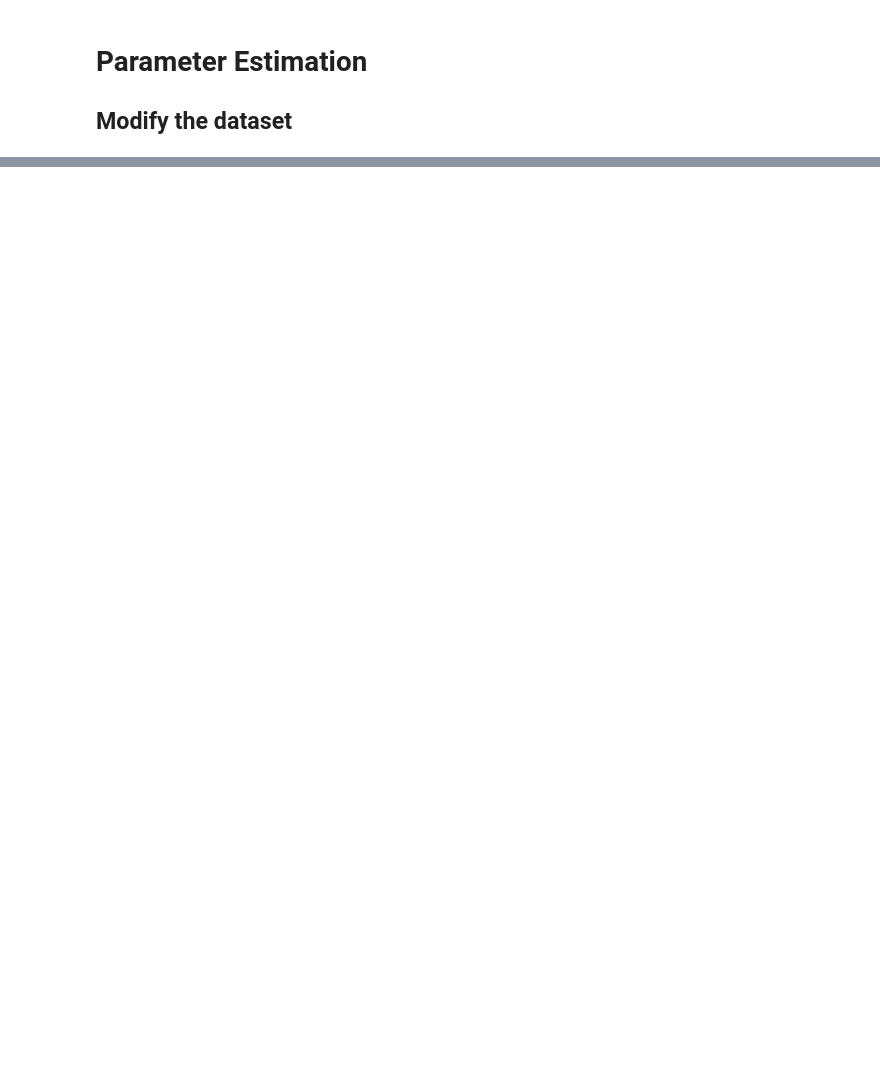
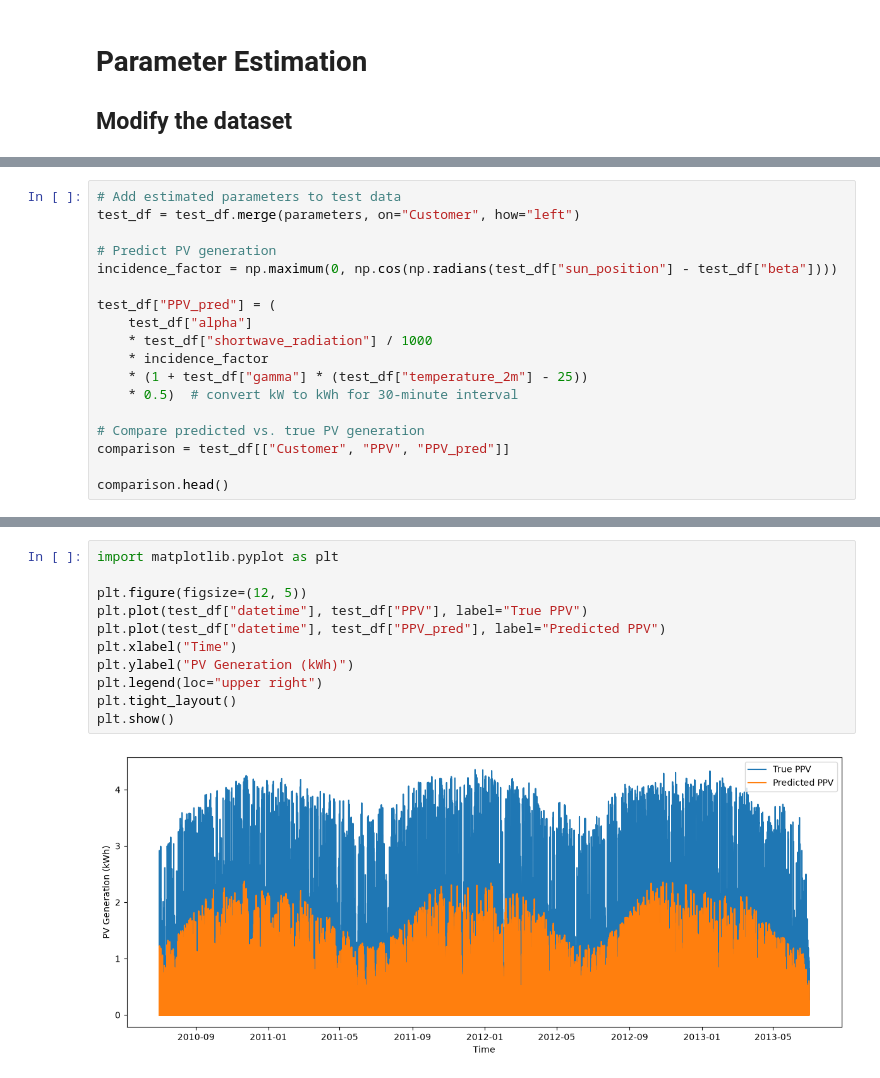
Before and after one commit to codettlaff/Energy-Disaggregation, a Jupyter notebook: combined_data.ipynb, the cells around one changed output, grey strips where cells are left out. Drawn from its saved outputs; the diff is of its cells as text; blank space fills up the shorter version.

```diff
--- a/combined_data.ipynb
+++ b/combined_data.ipynb
@@ -124,0 +361,18 @@ df.head()
+# %%
+# Add estimated parameters to test data
+test_df = test_df.merge(parameters, on="Customer", how="left")
+
+# Predict PV generation
+incidence_factor = np.maximum(0, np.cos(np.radians(test_df["sun_position"] - test_df["beta"])))
+
+test_df["PPV_pred"] = (
+    test_df["alpha"]
+    * test_df["shortwave_radiation"] / 1000
+    * incidence_factor
+    * (1 + test_df["gamma"] * (test_df["temperature_2m"] - 25))
+    * 0.5)  # convert kW to kWh for 30-minute interval
+
+# Compare predicted vs. true PV generation
+comparison = test_df[["Customer", "PPV", "PPV_pred"]]
+
+comparison.head()
@@ -124,0 +397,13 @@ df.head()
+# %%
+import matplotlib.pyplot as plt
+
+plt.figure(figsize=(12, 5))
+plt.plot(test_df["datetime"], test_df["PPV"], label="True PPV")
+plt.plot(test_df["datetime"], test_df["PPV_pred"], label="Predicted PPV")
+plt.xlabel("Time")
+plt.ylabel("PV Generation (kWh)")
+plt.legend(loc="upper right")
+plt.tight_layout()
+plt.show()
+# %% [output]
+[figure, added]
```
Also changed, not shown: parts of 25 cells of this notebook.
